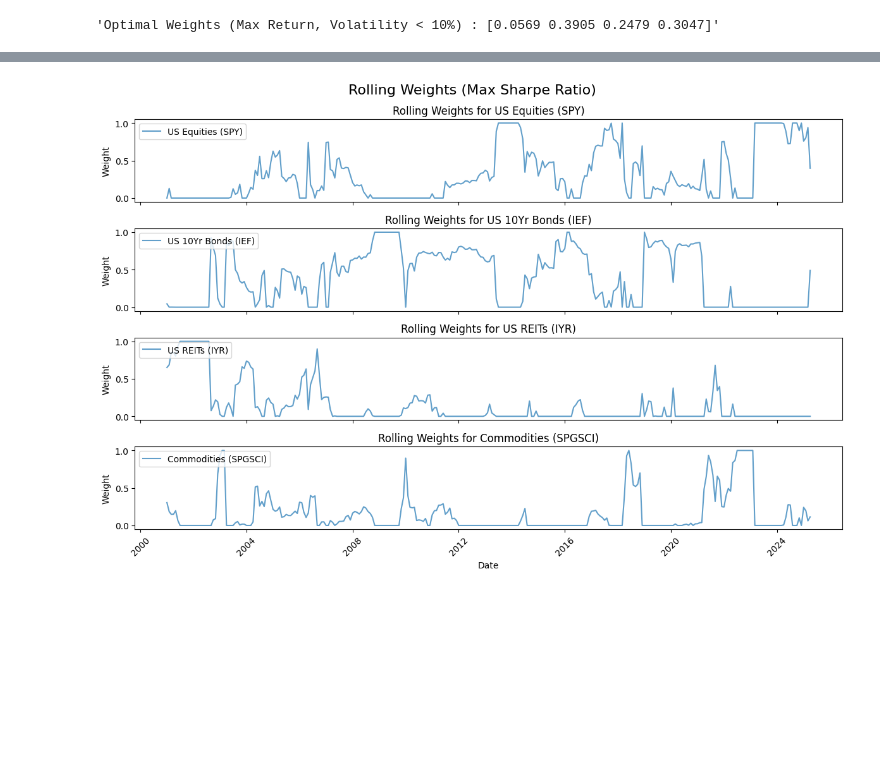
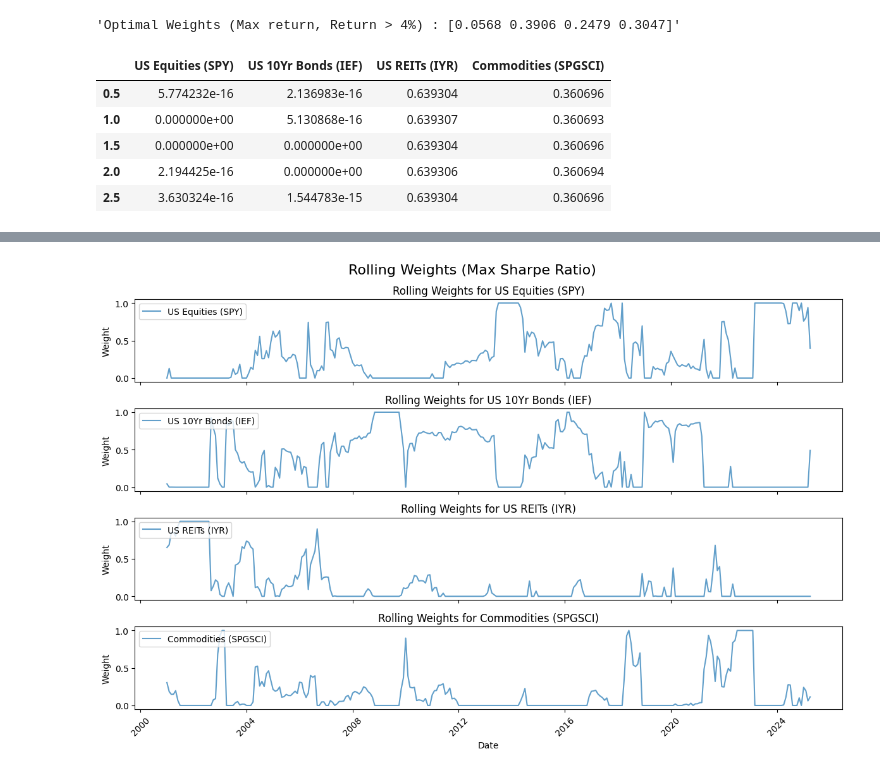
Before and after one commit to KiranReddy0808/FE5214-Introduction-to-quant-investing, a Jupyter notebook: Assignment 3/assignment3.ipynb, the cells around one changed output, grey strips where cells are left out. Cells and saved outputs as stored; diff of their text form; code cells hidden in the pictures; blank space fills up the shorter version.

```diff
--- a/Assignment 3/assignment3.ipynb
+++ b/Assignment 3/assignment3.ipynb
@@ -148,14 +148,30 @@ display(f"Expected Sharpe Ratio : {np.around(sharpe_ratio, 4)}")
 # %%
 weights, returns, volatility, sharpe_ratio = optimization('volatility', annualized_returns, annualized_covariance, True, sharpe_ratio=1)
 
-display(f"Optimal Weights (Max Return, Volatility < 10%) : {np.around(weights, 4)}")
-
-# weights, returns, volatility, sharpe_ratio = optimization('volatility', annualized_returns, annualized_covariance, True, sharpe_ratio=2)
-
-# display("Optimal Weights (Max Return, Volatility < 10%)")
-# display(weights)
+display(f"Optimal Weights (Max return, Return > 4%) : {np.around(weights, 4)}")
 # %% [output]
-'Optimal Weights (Max Return, Volatility < 10%) : [0.0569 0.3905 0.2479 0.3047]'
+'Optimal Weights (Max return, Return > 4%) : [0.0568 0.3906 0.2479 0.3047]'
+# %%
+# Create a DataFrame to store optimal weights for different Sharpe ratios
+sharpe_ratios = np.arange(0.5, 2.6, 0.5)  # Sharpe ratios from 0.5 to 2.5
+optimal_weights_df = pd.DataFrame(index=tickers.keys(), columns=sharpe_ratios)
+
+# Calculate optimal weights for each Sharpe ratio
+for sharpe_ratio in sharpe_ratios:
+    weights, _, _, _ = optimization('volatility', annualized_returns, annualized_covariance, True, sharpe_ratio)
+    optimal_weights_df[sharpe_ratio] = weights
+
+# Transpose the DataFrame for easier plotting
+optimal_weights_df = optimal_weights_df.T
+
+display(optimal_weights_df)
+# %% [output]
+|  | US Equities (SPY) | US 10Yr Bonds (IEF) | US REITs (IYR) | Commodities (SPGSCI) |
+| 0.5 | 5.774232e-16 | 2.136983e-16 | 0.639304 | 0.360696 |
+| 1.0 | 0.000000e+00 | 5.130868e-16 | 0.639307 | 0.360693 |
+| 1.5 | 0.000000e+00 | 0.000000e+00 | 0.639304 | 0.360696 |
+| 2.0 | 2.194425e-16 | 0.000000e+00 | 0.639306 | 0.360694 |
+| 2.5 | 3.630324e-16 | 1.544783e-15 | 0.639304 | 0.360696 |
 # %%
 weights, returns, volatility, sharpe_ratio = optimization('return', annualized_returns, annualized_covariance)
 
```
Also changed, not shown: parts of 13 cells of this notebook, 1 other file.
